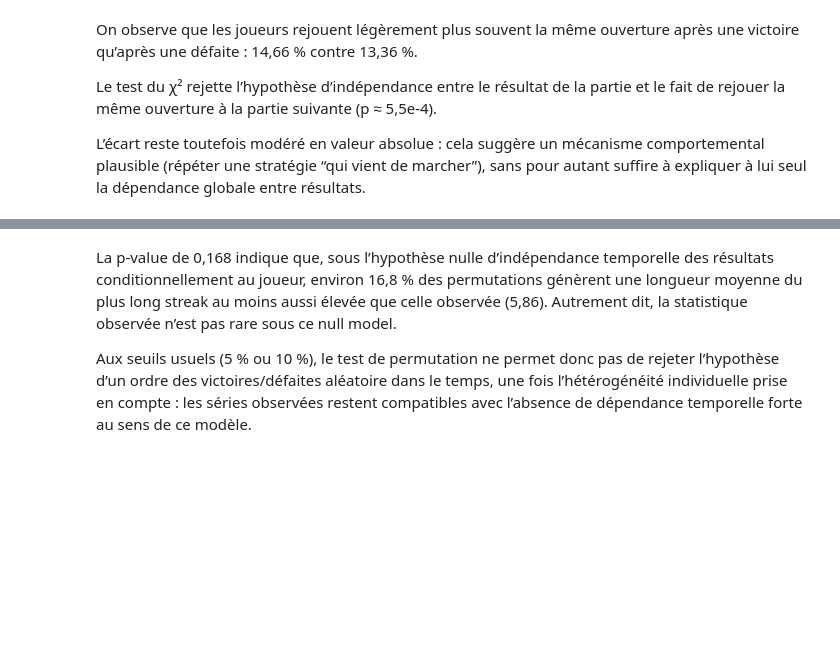
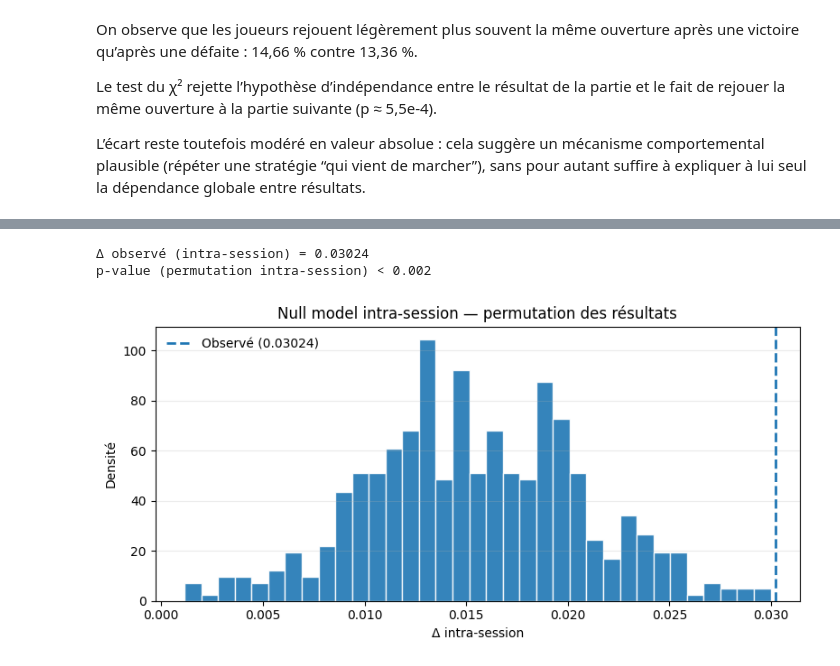
Before and after one commit to tristanTRT/Projet-info-2A, a Jupyter notebook: Analyse_data.ipynb, the cells around one changed output, grey strips where cells are left out. Cells and saved outputs as stored; diff of their text form; code cells hidden in the pictures; blank space fills up the shorter version.

Commit message:
Changement du null model

```diff
--- a/Analyse_data.ipynb
+++ b/Analyse_data.ipynb
@@ -902,4 +838,60 @@ real_mean_streak, p_val_sim
-# %% [markdown]
-La p-value de 0,168 indique que, sous l’hypothèse nulle d’indépendance temporelle des résultats conditionnellement au joueur, environ 16,8 % des permutations génèrent une longueur moyenne du plus long streak au moins aussi élevée que celle observée (5,86). Autrement dit, la statistique observée n’est pas rare sous ce null model.
-
-Aux seuils usuels (5 % ou 10 %), le test de permutation ne permet donc pas de rejeter l’hypothèse d’un ordre des victoires/défaites aléatoire dans le temps, une fois l’hétérogénéité individuelle prise en compte : les séries observées restent compatibles avec l’absence de dépendance temporelle forte au sens de ce modèle.
+# %%
+SEED = 0
+N_SIM = 500
+rng = np.random.default_rng(SEED)
+
+df_sim = (
+    df_intra[["user_id", "session_id", "date", "win"]]
+    .dropna()
+    .sort_values(["user_id", "session_id", "date"])
+    .reset_index(drop=True)
+)
+
+def compute_delta(df, col="win"):
+    win_next = df.groupby(["user_id", "session_id"], sort=False)[col].shift(-1)
+    tmp = df.assign(win_next=win_next).dropna(subset=["win_next"])
+    return (
+        tmp.loc[tmp[col] == 1, "win_next"].mean()
+        - tmp.loc[tmp[col] == 0, "win_next"].mean()
+    )
+
+real_delta = compute_delta(df_sim, col="win")
+
+idx_by_group = [
+    g.index.to_numpy()
+    for _, g in df_sim.groupby(["user_id", "session_id"], sort=False)
+]
+
+wins = df_sim["win"].to_numpy()
+sim_deltas = np.empty(N_SIM)
+
+for i in range(N_SIM):
+    shuffled = wins.copy()
+    for idx in idx_by_group:
+        shuffled[idx] = rng.permutation(shuffled[idx])
+    df_sim["win_perm"] = shuffled
+    sim_deltas[i] = compute_delta(df_sim, col="win_perm")
+
+df_sim.drop(columns=["win_perm"], inplace=True)
+
+#résultats
+p_val = (sim_deltas >= real_delta).mean()
+real_delta, p_val
+print(f"Δ observé (intra-session) = {real_delta:.5f}")
+print(f"p-value (permutation intra-session) < {1/N_SIM:.3f}" if p_val == 0 else f"p-value = {p_val:.4f}")
+
+#histogramme
+plt.figure(figsize=(8,4))
+plt.hist(sim_deltas, bins=35, density=True, alpha=0.9, edgecolor="white")
+plt.axvline(real_delta, linestyle="--", linewidth=2, label=f"Observé ({real_delta:.5f})")
+plt.xlabel("Δ intra-session")
+plt.ylabel("Densité")
+plt.title("Null model intra-session — permutation des résultats")
+plt.legend(frameon=False)
+plt.grid(axis="y", alpha=0.25)
+plt.tight_layout()
+plt.show()
+# %% [output]
+Δ observé (intra-session) = 0.03024
+p-value (permutation intra-session) < 0.002
+[figure, added]
```
Also changed, not shown: parts of 5 cells of this notebook.
